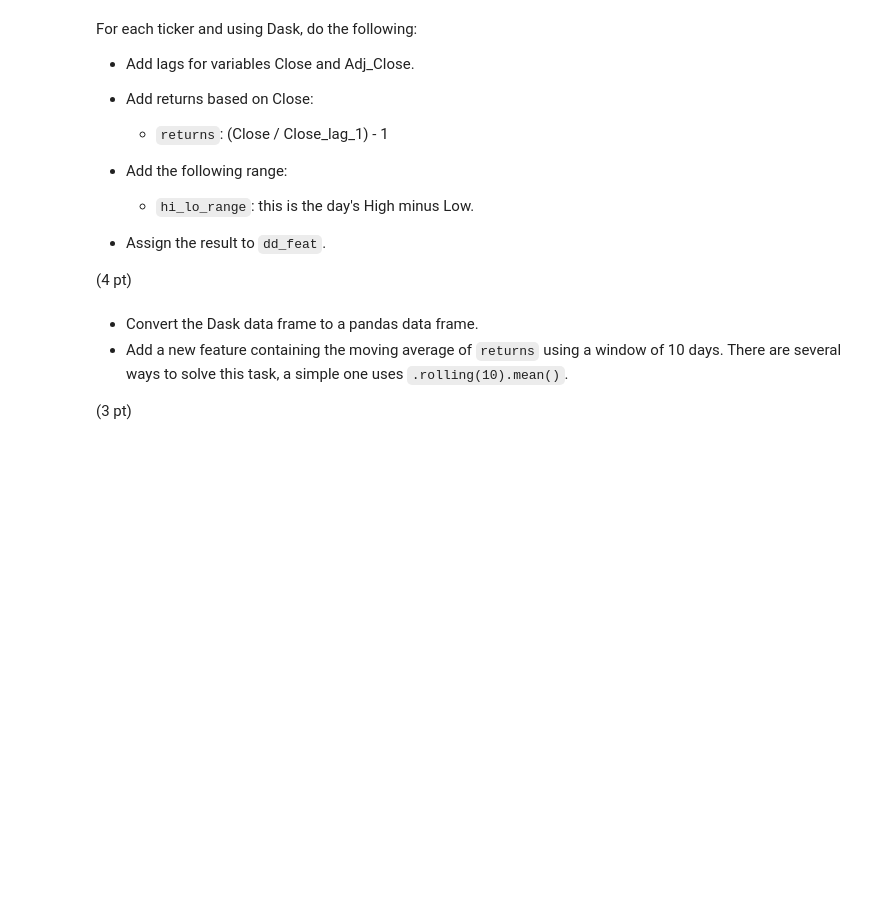
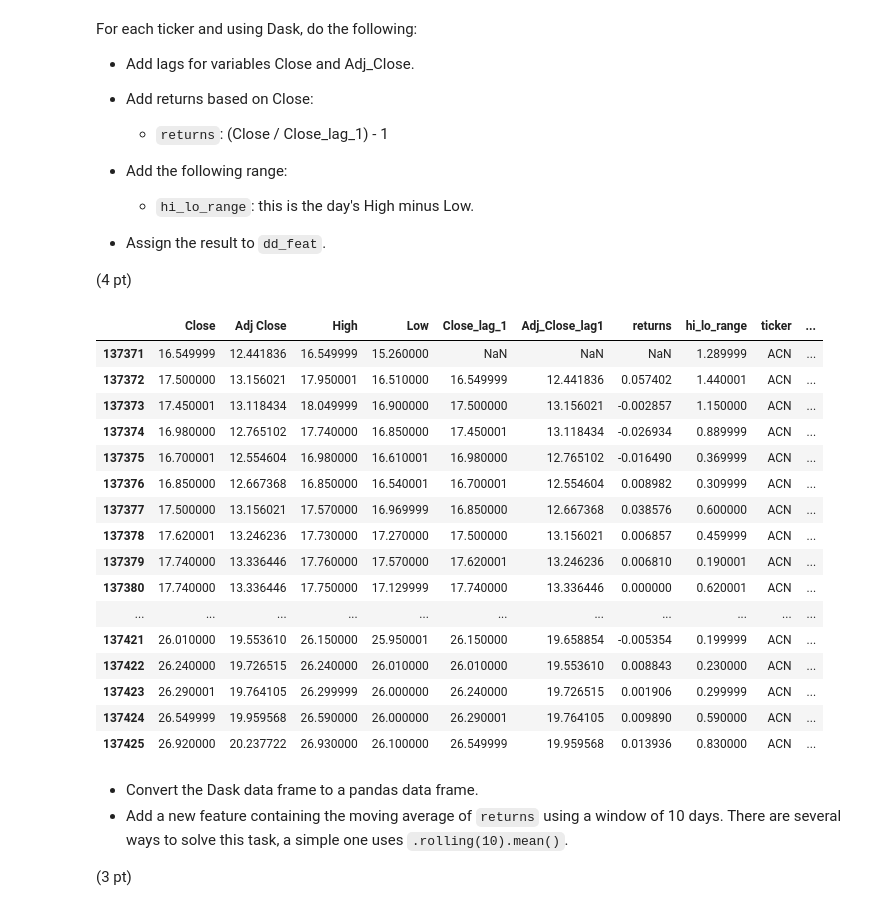
Before and after one commit to Rohan2677/production, a Jupyter notebook: 02_activities/assignments/assignment_1.ipynb, the cells around one changed output. Saved outputs shown, nothing was run; the diff lists cells and outputs as text; code cells hidden in the pictures; blank space fills up the shorter version.

```diff
--- a/02_activities/assignments/assignment_1.ipynb
+++ b/02_activities/assignments/assignment_1.ipynb
@@ -62,15 +62,16 @@ parquet_files
 dfs = []
 
 for path in parquet_files:
-    df = dd.read_parquet(path, columns=['Close', 'Adj Close','High','Low'])
-    ticker = os.path.basename(os.path.dirname(path))
+  df = dd.read_parquet(path, columns=['Close', 'Adj Close','High','Low'])
+  ticker = os.path.basename(os.path.dirname(path)).split('_')[0]
 
 # Add lagged columns (1-period lag)
-    df['Close_lag_1'] = df['Close'].shift(1)
-    df['Adj_Close_lag1'] = df['Adj Close'].shift(1)
-    df['returns'] = (df['Close']/ df['Close_lag_1'])-1
-    df['hi_lo_range']=df['High']-df['Low']
-    dfs.append(df)
+  df['Close_lag_1'] = df['Close'].shift(1)
+  df['Adj_Close_lag1'] = df['Adj Close'].shift(1)
+  df['returns'] = (df['Close']/ df['Close_lag_1'])-1
+  df['hi_lo_range']=df['High']-df['Low']
+  df['ticker'] = ticker
+  dfs.append(df)
 
 dd_feat=dd.concat(dfs, axis=0)
 # Preview the result
@@ -93,7 +94,26 @@ For each ticker and using Dask, do the following:
 # %%
 # Write your code below.
 df=dd_feat.compute()
 df['Return_Moving_avg_10days'] = df['returns'].rolling(window=10).mean()
+df
+# %% [output]
+|  | Close | Adj Close | High | Low | Close_lag_1 | Adj_Close_lag1 | returns | hi_lo_range | ticker | ... |
+| 137371 | 16.549999 | 12.441836 | 16.549999 | 15.260000 | NaN | NaN | NaN | 1.289999 | ACN | ... |
+| 137372 | 17.500000 | 13.156021 | 17.950001 | 16.510000 | 16.549999 | 12.441836 | 0.057402 | 1.440001 | ACN | ... |
+| 137373 | 17.450001 | 13.118434 | 18.049999 | 16.900000 | 17.500000 | 13.156021 | -0.002857 | 1.150000 | ACN | ... |
+| 137374 | 16.980000 | 12.765102 | 17.740000 | 16.850000 | 17.450001 | 13.118434 | -0.026934 | 0.889999 | ACN | ... |
+| 137375 | 16.700001 | 12.554604 | 16.980000 | 16.610001 | 16.980000 | 12.765102 | -0.016490 | 0.369999 | ACN | ... |
+| 137376 | 16.850000 | 12.667368 | 16.850000 | 16.540001 | 16.700001 | 12.554604 | 0.008982 | 0.309999 | ACN | ... |
+| 137377 | 17.500000 | 13.156021 | 17.570000 | 16.969999 | 16.850000 | 12.667368 | 0.038576 | 0.600000 | ACN | ... |
+| 137378 | 17.620001 | 13.246236 | 17.730000 | 17.270000 | 17.500000 | 13.156021 | 0.006857 | 0.459999 | ACN | ... |
+| 137379 | 17.740000 | 13.336446 | 17.760000 | 17.570000 | 17.620001 | 13.246236 | 0.006810 | 0.190001 | ACN | ... |
+| 137380 | 17.740000 | 13.336446 | 17.750000 | 17.129999 | 17.740000 | 13.336446 | 0.000000 | 0.620001 | ACN | ... |
+| ... | ... | ... | ... | ... | ... | ... | ... | ... | ... | ... |
+| 137421 | 26.010000 | 19.553610 | 26.150000 | 25.950001 | 26.150000 | 19.658854 | -0.005354 | 0.199999 | ACN | ... |
+| 137422 | 26.240000 | 19.726515 | 26.240000 | 26.010000 | 26.010000 | 19.553610 | 0.008843 | 0.230000 | ACN | ... |
+| 137423 | 26.290001 | 19.764105 | 26.299999 | 26.000000 | 26.240000 | 19.726515 | 0.001906 | 0.299999 | ACN | ... |
+| 137424 | 26.549999 | 19.959568 | 26.590000 | 26.000000 | 26.290001 | 19.764105 | 0.009890 | 0.590000 | ACN | ... |
+| 137425 | 26.920000 | 20.237722 | 26.930000 | 26.100000 | 26.549999 | 19.959568 | 0.013936 | 0.830000 | ACN | ... |
 # %% [markdown]
 + Convert the Dask data frame to a pandas data frame.
 + Add a new feature containing the moving average of `returns` using a window of 10 days. There are several ways to solve this task, a simple one uses `.rolling(10).mean()`.
```
